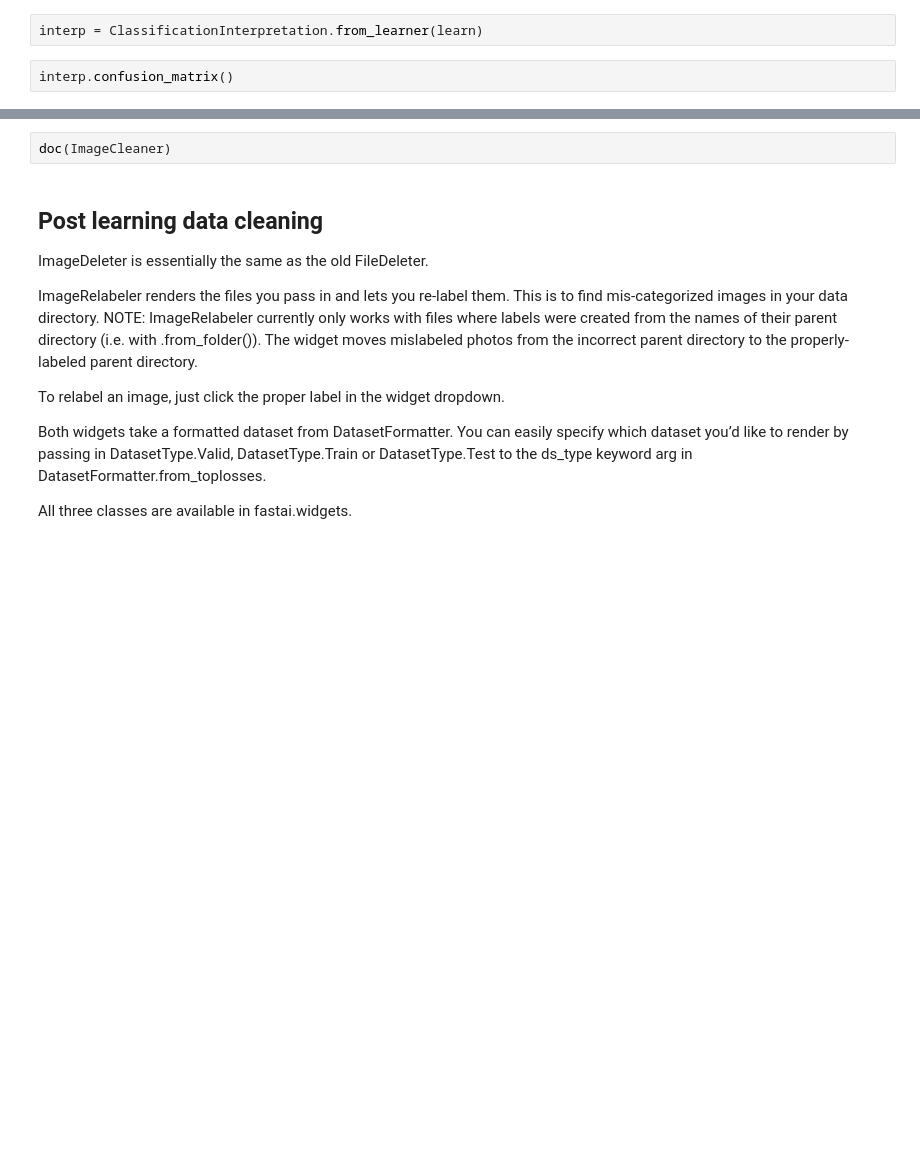
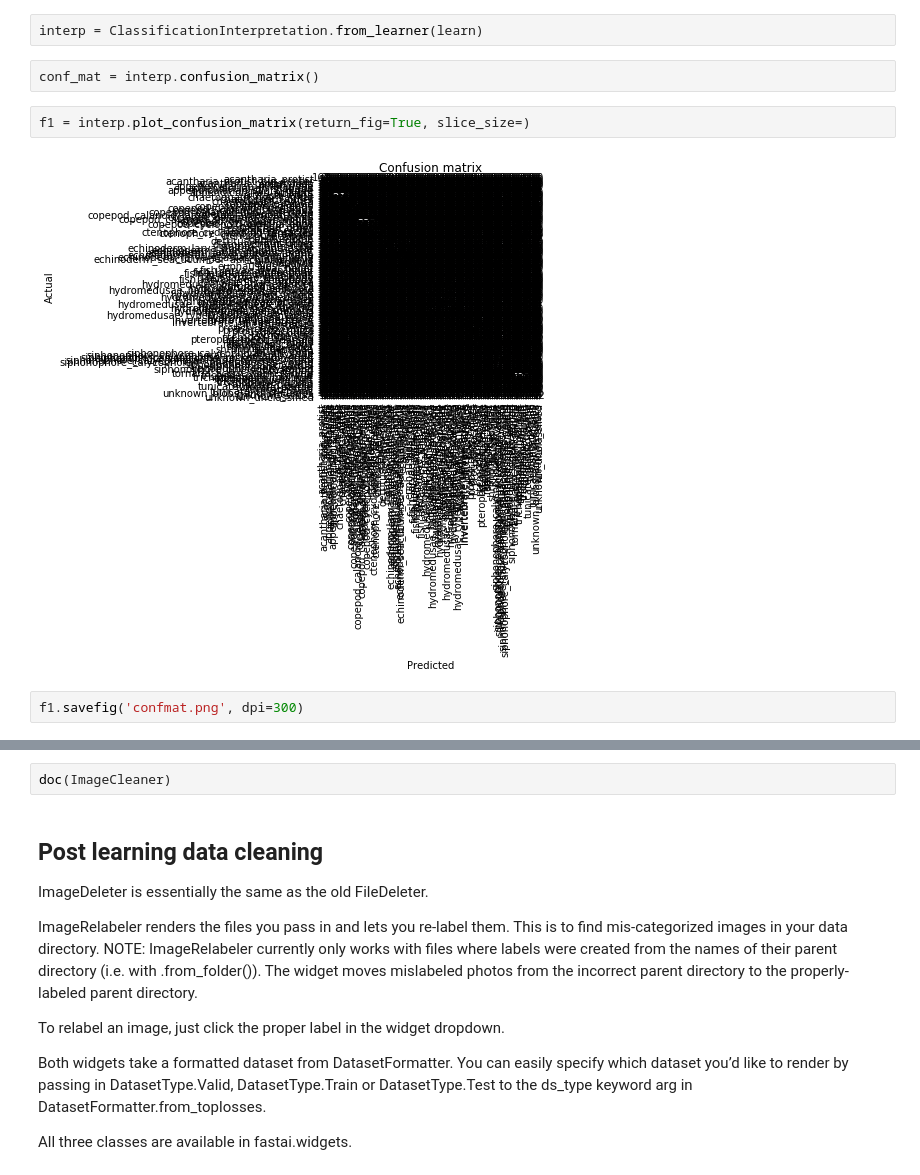
Before and after one commit to madHatter106/competitions_1, a Jupyter notebook: plankton/plankton.ipynb, the cells around one changed output, grey strips where cells are left out. Drawn from its saved outputs; the diff is of its cells as text; blank space fills up the shorter version.

```diff
--- a/plankton/plankton.ipynb
+++ b/plankton/plankton.ipynb
@@ -240,4 +273,10 @@ Now I'll reload stage 1, unfreeze the model and retrain.
 # %%
 interp = ClassificationInterpretation.from_learner(learn)
-# %%
-interp.confusion_matrix()
+# %%
+conf_mat = interp.confusion_matrix()
+# %%
+f1 = interp.plot_confusion_matrix(return_fig=True, slice_size=)
+# %% [output]
+[figure, added]
+# %%
+f1.savefig('confmat.png', dpi=300)
```
Also changed, not shown: parts of 16 cells of this notebook, 2 other files.
